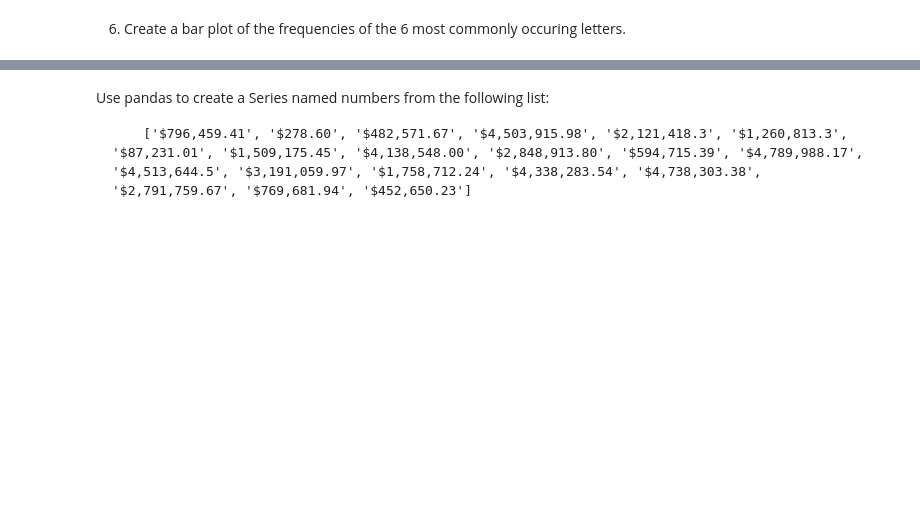
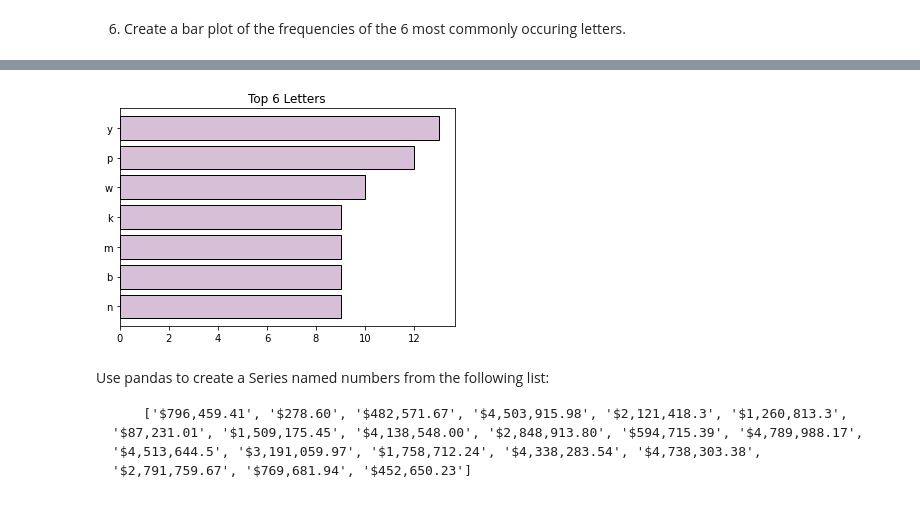
Before and after one commit to ArnolValadezRodriguez/numpy-pandas-visualization-exercises, a Jupyter notebook: pandas_series.ipynb, the cells around one changed output, grey strips where cells are left out. Cells and saved outputs as stored; diff of their text form; code cells hidden in the pictures; blank space fills up the shorter version.

Commit message:
add exercises to pandas series

```diff
--- a/pandas_series.ipynb
+++ b/pandas_series.ipynb
@@ -410,3 +469,15 @@ letters_series[letters_series.isin(vowels)].count()
+# %%
+letters_series.value_counts().head(7).plot(kind='barh',
+                                    color='thistle',
+                                    ec='black',
+                                    width=.8)
+
+plt.title('Top 6 Letters')
+plt.gca().invert_yaxis()
+
+plt.show()
+# %% [output]
+[figure, added]
 # %% [markdown]
 Use pandas to create a Series named numbers from the following list:
 
```
Also changed, not shown: parts of 32 cells of this notebook.
